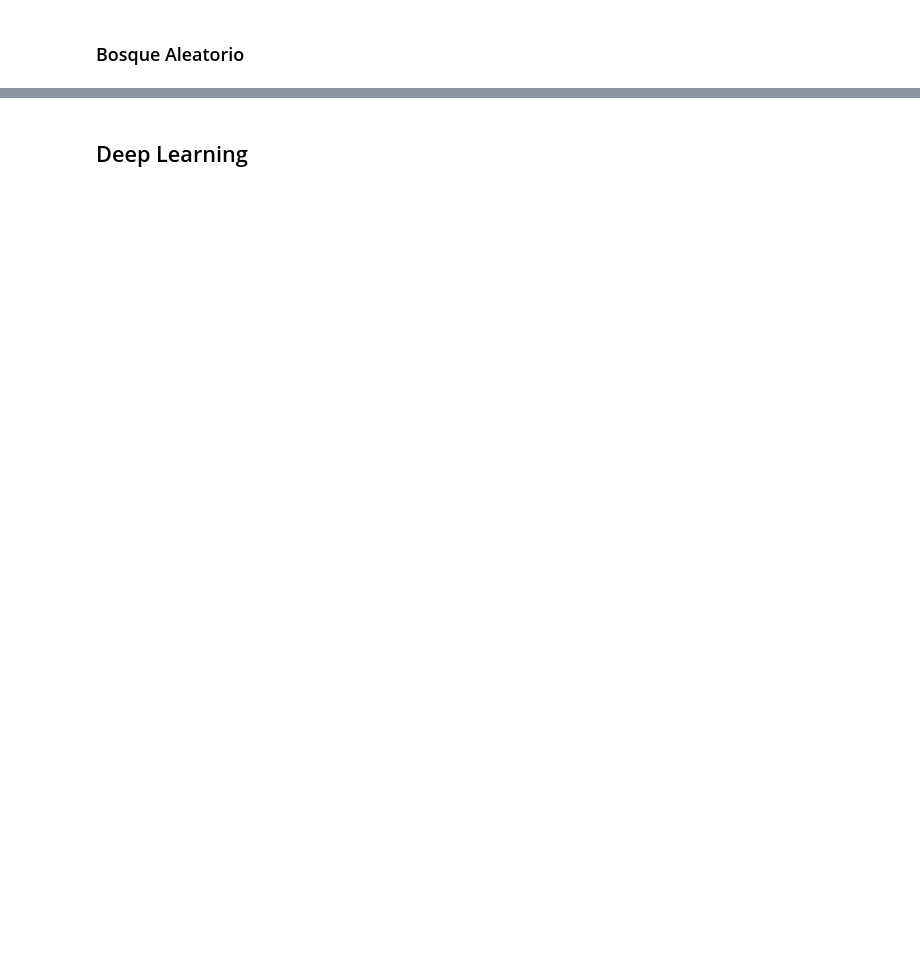
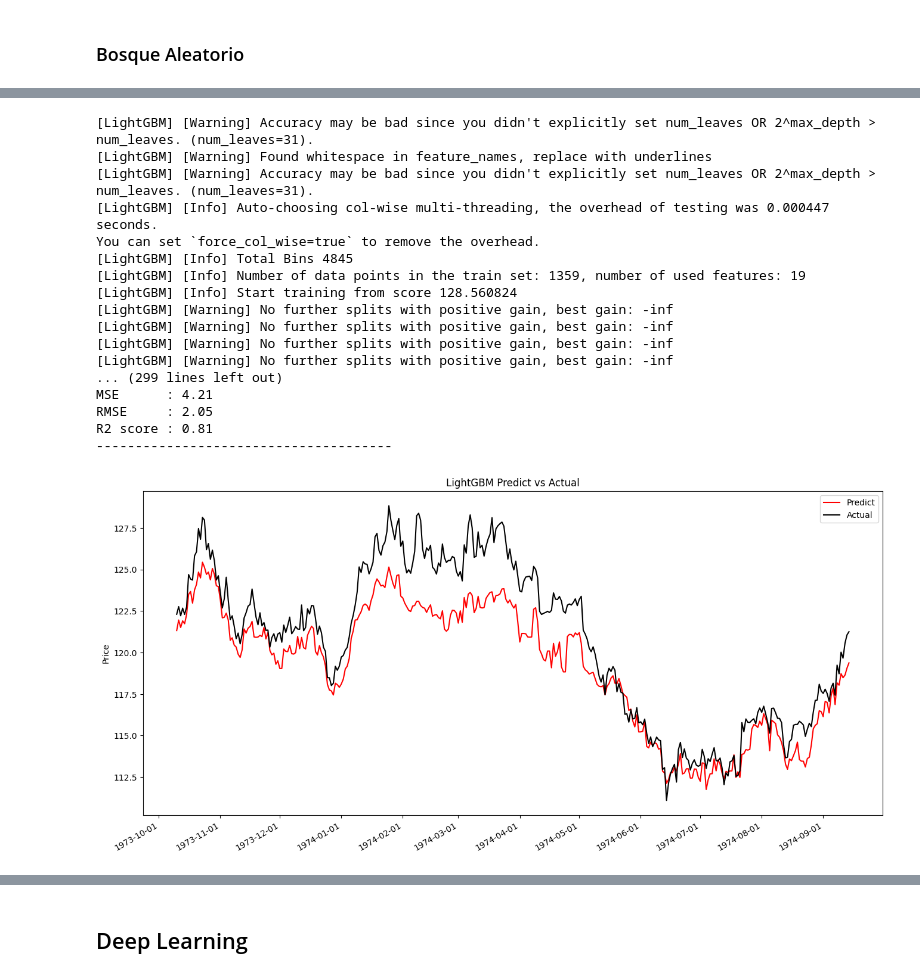
Before and after one commit to QuantConsulting/GOLD-FORECAST, a Jupyter notebook: notebooks/gold_prediction.ipynb, the cells around one changed output, grey strips where cells are left out. Saved outputs shown, nothing was run; the diff lists cells and outputs as text; code cells hidden in the pictures; blank space fills up the shorter version.

```diff
--- a/notebooks/gold_prediction.ipynb
+++ b/notebooks/gold_prediction.ipynb
@@ -807,0 +853,23 @@ El Random Forest optimizado con GridSearch es el mejor modelo de los tres para p
+# %%
+import lightgbm as lgb
+
+# Parámetros para LightGBM
+lgb_params = {
+    'n_estimators': [100, 300],  # Número de árboles. Más árboles pueden aumentar la precisión pero también el tiempo de computación.
+    'num_leaves': [31, 61],      # Número de hojas en un árbol. Debe ser ajustado con la profundidad máxima para controlar el sobreajuste.
+    'max_depth': [5, 7, -1],          # Profundidad máxima de los árboles. Un valor de -1 significa sin límite.
+    'learning_rate': [0.01, 0.05],  # Tasa de aprendizaje.
+    'subsample': [0.7, 0.8],     # Fracción de muestras usadas para cada árbol.
+    'colsample_bytree': [0.7, 1.0],  # Fracción de características usadas para cada árbol.
+    'min_child_weight': [1, 3, 5],    # Suma mínima de pesos de instancias necesaria en un hijo.
+    'min_split_gain': [0, 0.1, 0.2]   # Reducción mínima de pérdida necesaria para hacer una partición adicional en un nodo del árbol.
+}
+
+# Creación del modelo LightGBM
+lgb_model = lgb.LGBMRegressor()
+lgb_gs = GridSearchCV(lgb_model, lgb_params, cv=3, scoring='neg_mean_squared_error', verbose=False)
+
+# Ejecución del Grid Search
+lgb_gs.fit(X_train, y_train)
+print("Mejores parámetros para LightGBM:", lgb_gs.best_params_)
+print("Mejor score para LightGBM:", lgb_gs.best_score_)
@@ -807,0 +894,35 @@ El Random Forest optimizado con GridSearch es el mejor modelo de los tres para p
+# %%
+import lightgbm as lgb # type: ignore
+
+model = lgb.LGBMRegressor(
+    colsample_bytree=0.7,
+    learning_rate=0.05,
+    max_depth=5,
+    min_child_weight=1,
+    min_split_gain=0,
+    n_estimators=300,
+    num_leaves=31,
+    subsample=0.7)
+
+#Training the model on the training data
+model.fit(X_train, y_train)
+rendimiento_modelo(model, "LightGBM", mse_dict, rmse_dict)
+# %% [output]
+[LightGBM] [Warning] Accuracy may be bad since you didn't explicitly set num_leaves OR 2^max_depth > num_leaves. (num_leaves=31).
+[LightGBM] [Warning] Found whitespace in feature_names, replace with underlines
+[LightGBM] [Warning] Accuracy may be bad since you didn't explicitly set num_leaves OR 2^max_depth > num_leaves. (num_leaves=31).
+[LightGBM] [Info] Auto-choosing col-wise multi-threading, the overhead of testing was 0.000447 seconds.
+You can set `force_col_wise=true` to remove the overhead.
+[LightGBM] [Info] Total Bins 4845
+[LightGBM] [Info] Number of data points in the train set: 1359, number of used features: 19
+[LightGBM] [Info] Start training from score 128.560824
+[LightGBM] [Warning] No further splits with positive gain, best gain: -inf
+[LightGBM] [Warning] No further splits with positive gain, best gain: -inf
+[LightGBM] [Warning] No further splits with positive gain, best gain: -inf
+[LightGBM] [Warning] No further splits with positive gain, best gain: -inf
+... (299 lines left out)
+MSE      : 4.21
+RMSE     : 2.05
+R2 score : 0.81
+--------------------------------------
+[figure, added]
```
Also changed, not shown: parts of 21 cells of this notebook.
